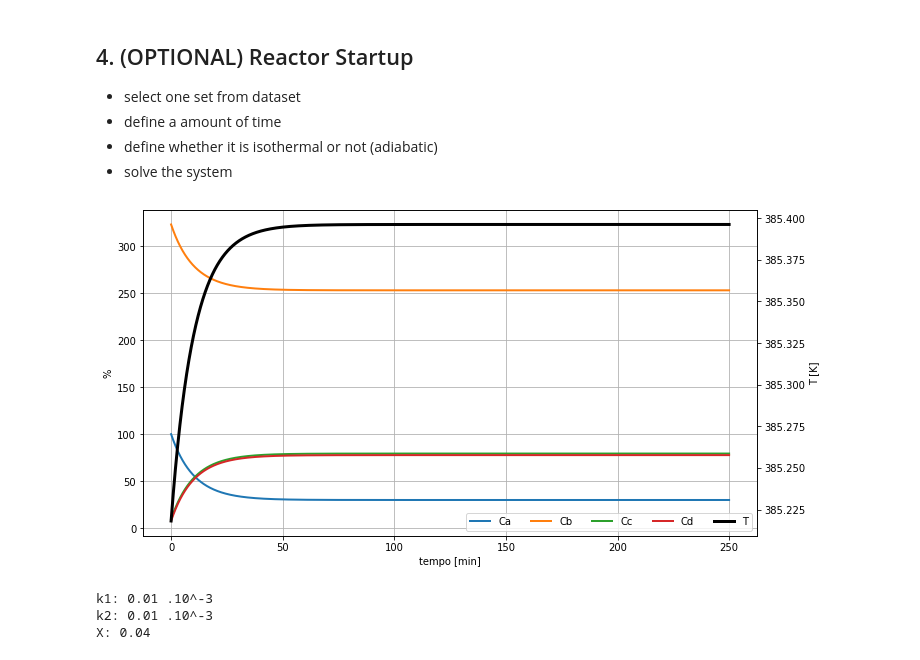
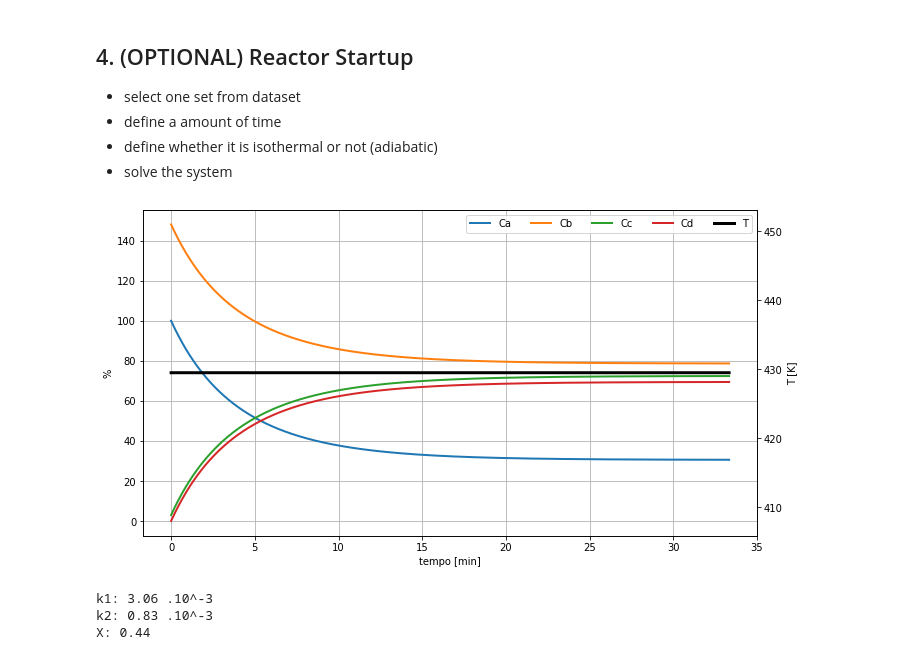
Before and after one commit to guiisc/tcc_feq_guilherme_silva_costa, a Jupyter notebook: data_section/generate_CSTRdata.ipynb, the cells around one changed output. Drawn from its saved outputs; the diff is of its cells as text; code cells hidden in the pictures.

```diff
--- a/data_section/generate_CSTRdata.ipynb
+++ b/data_section/generate_CSTRdata.ipynb
@@ -16,12 +16,12 @@ R = 8.314 # J/K. mol
 - Flow rate
 - Temperature
 # %%
-n = 100
-Ca = m.generate_values(1, 5, n)
-Cb = m.generate_values(1, 5, n)
+n = 1000
+Ca = m.generate_values(1, 2, n)
+Cb = m.generate_values(1, 2, n)
 Cc = m.generate_values(0, .1, n)
 Cd = m.generate_values(0, .1, n)
-T = m.generate_values(50+273, 170+273, n)
+T = m.generate_values(150+273, 170+273, n)
 Q = m.generate_values(.1, .15, n)
 
 data = pd.DataFrame()
@@ -82,10 +82,10 @@ data1.to_csv(f'datas/data_n1000_order0.csv')
 - solve the system
 # %%
 row = 0
-ode_solved = m.ode_solve(data, n=100*n, t=15000, row=row, isothermal=False)
+ode_solved = m.ode_solve(data, n=10*n, t=2e3, row=row, isothermal=True)
 m.ode_plot(ode_solved)
 # %% [output]
-[figure, old version]
+[figure, new version]
 # %%
 ss = m.steadyState(data.loc[row])
 ss.constant_rate
@@ -93,6 +93,6 @@ print(f"k1: {ss.constant_rate(data.loc[row, 'T'], data.loc[row, 'k01'], data.loc
 print(f"k2: {ss.constant_rate(data.loc[row, 'T'], data.loc[row, 'k02'], data.loc[row, 'Ea2'])*1e3:.2f} .10^-3")
 print(f"X: {m.X( ode_solved['Ca'].values[0], ode_solved['Ca'].values[-1] ):.2f}")
 # %% [output]
-k1: 0.01 .10^-3
-k2: 0.01 .10^-3
-X: 0.04
+k1: 3.06 .10^-3
+k2: 0.83 .10^-3
+X: 0.44
```
Also changed, not shown: parts of 1 cell of this notebook, 11 other files.
